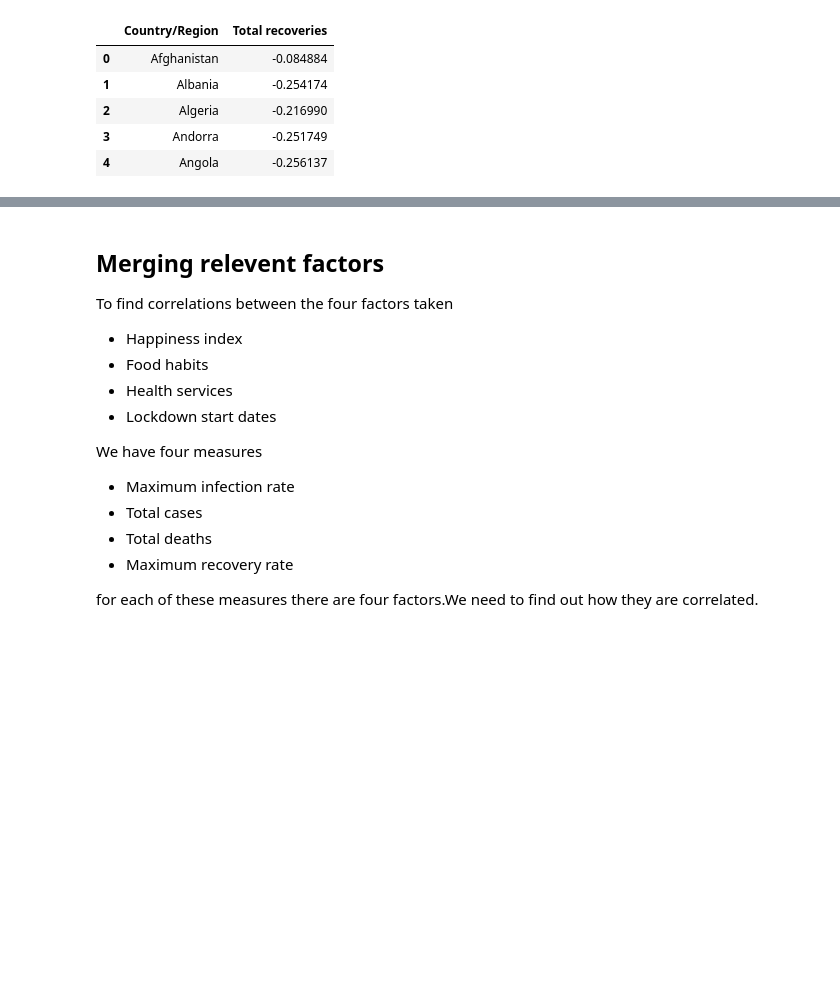
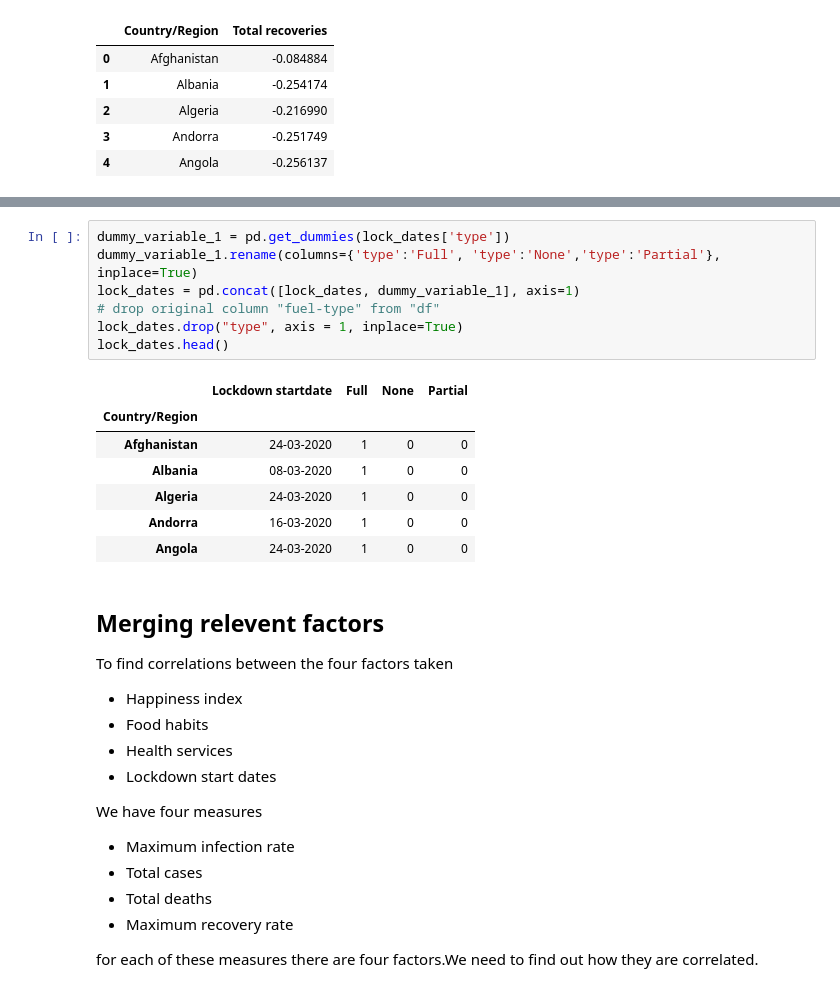
Before and after one commit to sirideva4/Analysing-the-spread-of-covid-19, a Jupyter notebook: Covid_19.ipynb, the cells around one changed output, grey strips where cells are left out. Cells and saved outputs as stored; diff of their text form; blank space fills up the shorter version.

```diff
--- a/Covid_19.ipynb
+++ b/Covid_19.ipynb
@@ -461,3 +533,18 @@ rec
+# %%
+dummy_variable_1 = pd.get_dummies(lock_dates['type'])
+dummy_variable_1.rename(columns={'type':'Full', 'type':'None','type':'Partial'}, inplace=True)
+lock_dates = pd.concat([lock_dates, dummy_variable_1], axis=1)
+# drop original column "fuel-type" from "df"
+lock_dates.drop("type", axis = 1, inplace=True)
+lock_dates.head()
+# %% [output]
+|  | Lockdown startdate | Full | None | Partial |
+| Country/Region |  |  |  |  |
+| Afghanistan | 24-03-2020 | 1 | 0 | 0 |
+| Albania | 08-03-2020 | 1 | 0 | 0 |
+| Algeria | 24-03-2020 | 1 | 0 | 0 |
+| Andorra | 16-03-2020 | 1 | 0 | 0 |
+| Angola | 24-03-2020 | 1 | 0 | 0 |
 # %% [markdown]
 ## Merging relevent factors
 To find correlations between the four factors taken
```
Also changed, not shown: parts of 19 cells of this notebook.
